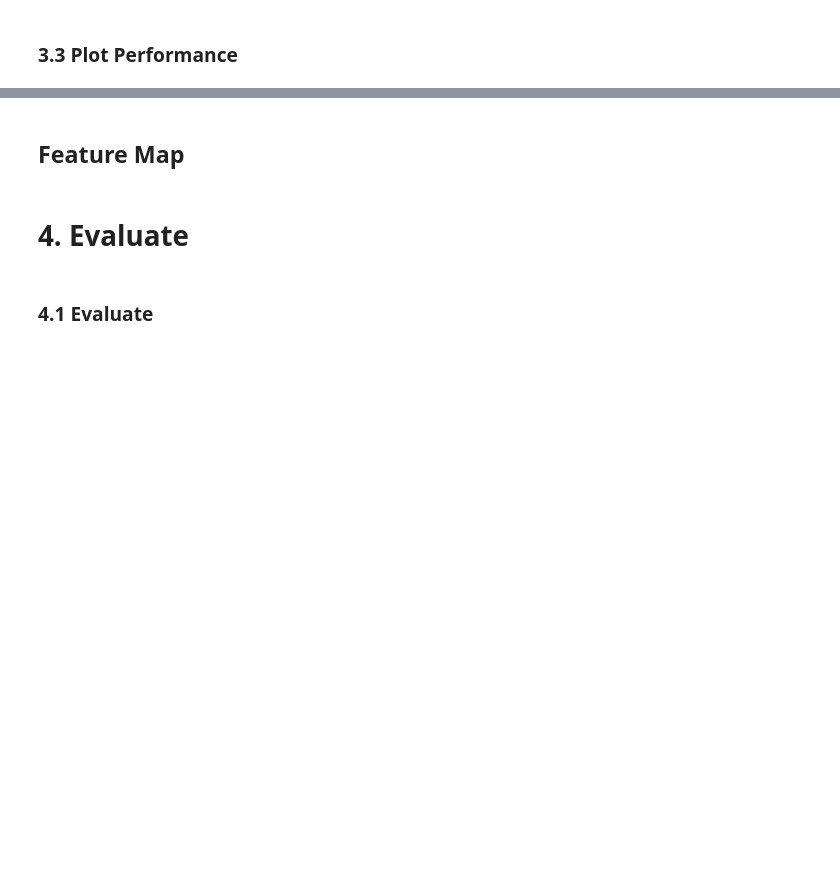
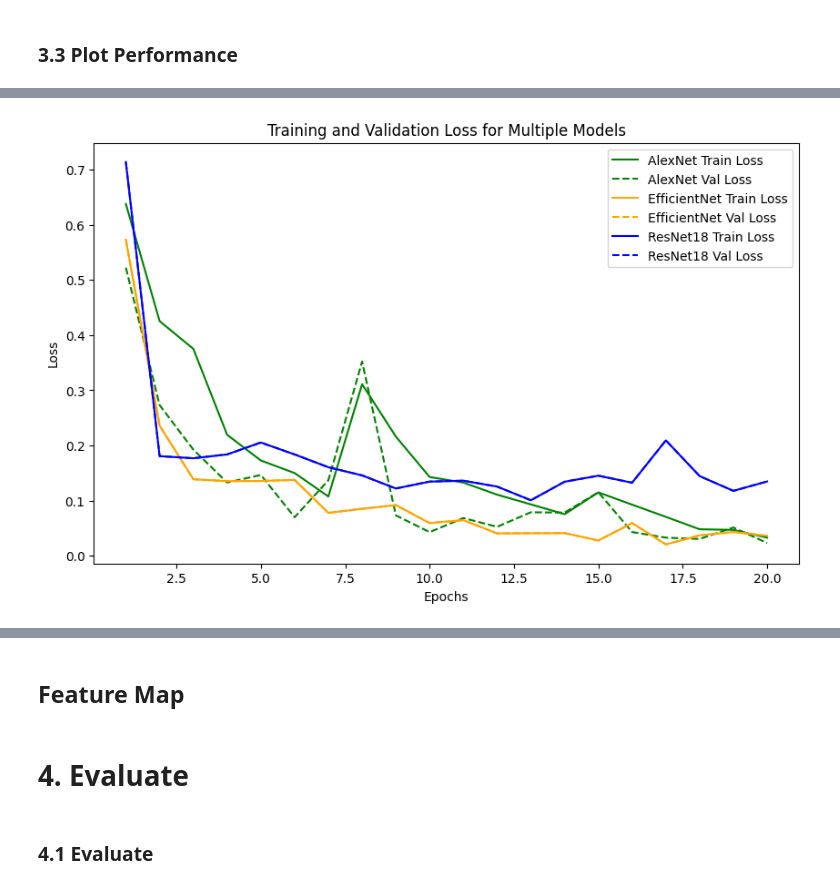
Before and after one commit to RojanoLab/KudzuDetection, a Jupyter notebook: 3.DeepCNNImageClassifier_pytorch.ipynb, the cells around one changed output, grey strips where cells are left out. Drawn from its saved outputs; the diff is of its cells as text; code cells hidden in the pictures; blank space fills up the shorter version.

```diff
--- a/3.DeepCNNImageClassifier_pytorch.ipynb
+++ b/3.DeepCNNImageClassifier_pytorch.ipynb
@@ -798,0 +853,12 @@ plot_performance(train_loss_history, train_acc_history, val_loss_history, val_ac
+# %%
+# Collect training and validation losses into lists
+train_losses = [alexnet_train_loss, efficientnet_train_loss, resnet18_train_loss] #, xception_train_loss ]
+val_losses = [alexnet_val_loss, efficientnet_train_loss, resnet18_train_loss] #, xception_train_loss ]
+
+# Model names for plotting
+model_names = ['AlexNet', 'EfficientNet', 'ResNet18'] #, 'Xception', ]
+
+# Plot loss comparison
+plot_multiple_models(train_losses, val_losses, 'Loss', model_names)
+# %% [output]
+[figure, added]
```
Also changed, not shown: parts of 25 cells of this notebook.
